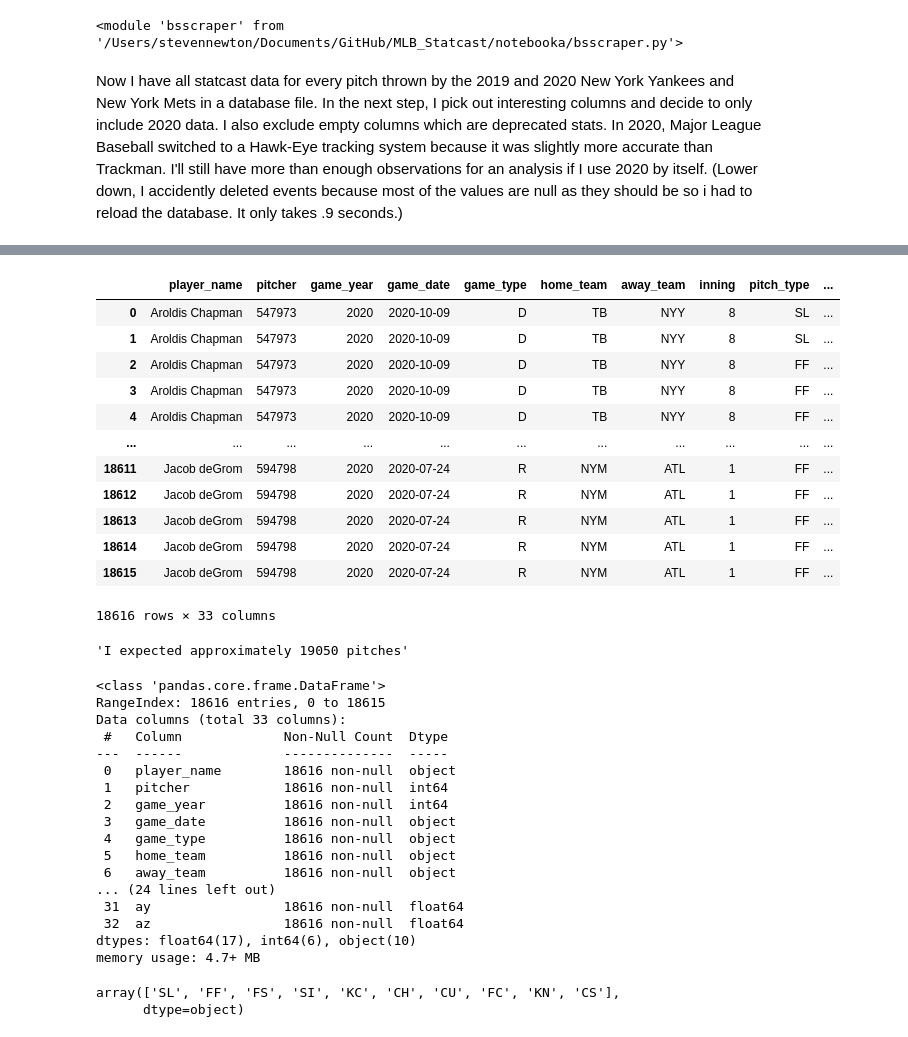
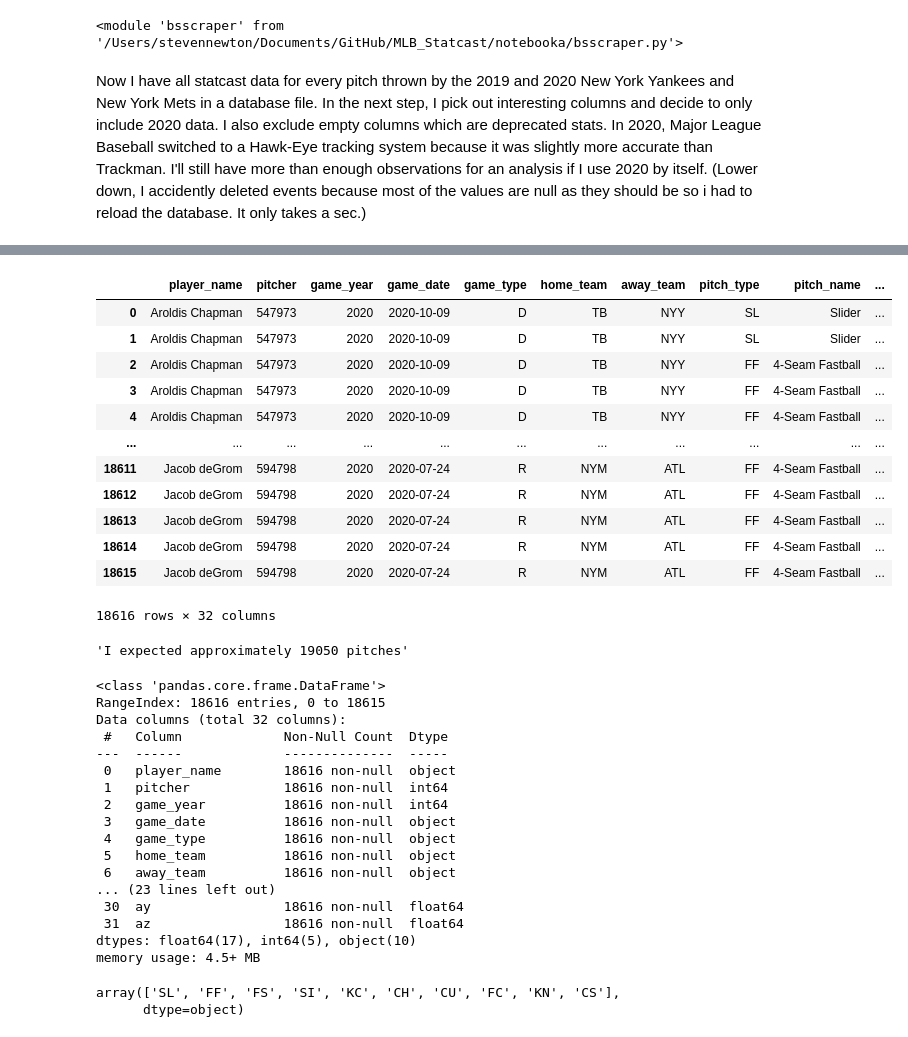
Before and after one commit to konstanzer/Ace_versus_Ace, a Jupyter notebook: notebooka/EDA.ipynb, the cells around one changed output, grey strips where cells are left out. Drawn from its saved outputs; the diff is of its cells as text; code cells hidden in the pictures.

```diff
--- a/notebooka/EDA.ipynb
+++ b/notebooka/EDA.ipynb
@@ -8,7 +8,7 @@ importlib.reload(bsscraper)
 # Database for two years and two teams
 bsscraper.make_database('NYY_NYM_19_20.db', [2019,2020], ['NYY,NYM'])
 # %% [markdown]
-Now I have all statcast data for every pitch thrown by the 2019 and 2020 New York Yankees and New York Mets in a database file. In the next step, I pick out interesting columns and decide to only include 2020 data. I also exclude empty columns which are deprecated stats. In 2020, Major League Baseball switched to a Hawk-Eye tracking system because it was slightly more accurate than Trackman. I'll still have more than enough observations for an analysis if I use 2020 by itself. (Lower down, I accidently deleted events because most of the values are null as they should be so i had to reload the database. It only takes .9 seconds.)
+Now I have all statcast data for every pitch thrown by the 2019 and 2020 New York Yankees and New York Mets in a database file. In the next step, I pick out interesting columns and decide to only include 2020 data. I also exclude empty columns which are deprecated stats. In 2020, Major League Baseball switched to a Hawk-Eye tracking system because it was slightly more accurate than Trackman. I'll still have more than enough observations for an analysis if I use 2020 by itself. (Lower down, I accidently deleted events because most of the values are null as they should be so i had to reload the database. It only takes a sec.)
 # %%
 import sqlite3
 import pandas as pd
@@ -18,16 +18,17 @@ t0  = time.time()
 # Connect to, query, and load database into dataframe.
 conn = sqlite3.connect('NYY_NYM_19_20_.db')
 df = pd.read_sql_query('''
-                        SELECT player_name, pitcher, game_year, game_date, game_type, home_team, away_team, inning, pitch_type,
-                        pitch_name, pitch_number, release_speed, release_spin_rate, vx0, vy0, vz0, effective_speed, events,
-                        type, description, balls, strikes, zone, release_pos_x, release_pos_z, pfx_x, pfx_z, plate_x, plate_z,
-                        release_extension, ax, ay, az
+                        SELECT player_name, pitcher, game_year, game_date, game_type, home_team, away_team,
+                        pitch_type, pitch_name, pitch_number, release_speed, release_spin_rate, vx0, vy0, vz0,
+                        effective_speed, events, type, description, balls, strikes, zone, release_pos_x,
+                        release_pos_z, pfx_x, pfx_z, plate_x, plate_z, release_extension, ax, ay, az
                         FROM statcast
                         WHERE pitch_type IS NOT NULL and game_year IS 2020;
                        '''
                        , conn)
 conn.close()
 
-print(f'{time.time()-t0} seconds!')
-df
+print(f'\n That took {round(time.time()-t0, 5)} seconds!\n')
+df2 = df.copy()
+df2
 # %% [output]
@@ -35,16 +36,16 @@ df
-|  | player_name | pitcher | game_year | game_date | game_type | home_team | away_team | inning | pitch_type | ... |
-| 0 | Aroldis Chapman | 547973 | 2020 | 2020-10-09 | D | TB | NYY | 8 | SL | ... |
-| 1 | Aroldis Chapman | 547973 | 2020 | 2020-10-09 | D | TB | NYY | 8 | SL | ... |
-| 2 | Aroldis Chapman | 547973 | 2020 | 2020-10-09 | D | TB | NYY | 8 | FF | ... |
-| 3 | Aroldis Chapman | 547973 | 2020 | 2020-10-09 | D | TB | NYY | 8 | FF | ... |
-| 4 | Aroldis Chapman | 547973 | 2020 | 2020-10-09 | D | TB | NYY | 8 | FF | ... |
+|  | player_name | pitcher | game_year | game_date | game_type | home_team | away_team | pitch_type | pitch_name | ... |
+| 0 | Aroldis Chapman | 547973 | 2020 | 2020-10-09 | D | TB | NYY | SL | Slider | ... |
+| 1 | Aroldis Chapman | 547973 | 2020 | 2020-10-09 | D | TB | NYY | SL | Slider | ... |
+| 2 | Aroldis Chapman | 547973 | 2020 | 2020-10-09 | D | TB | NYY | FF | 4-Seam Fastball | ... |
+| 3 | Aroldis Chapman | 547973 | 2020 | 2020-10-09 | D | TB | NYY | FF | 4-Seam Fastball | ... |
+| 4 | Aroldis Chapman | 547973 | 2020 | 2020-10-09 | D | TB | NYY | FF | 4-Seam Fastball | ... |
 | ... | ... | ... | ... | ... | ... | ... | ... | ... | ... | ... |
-| 18611 | Jacob deGrom | 594798 | 2020 | 2020-07-24 | R | NYM | ATL | 1 | FF | ... |
-| 18612 | Jacob deGrom | 594798 | 2020 | 2020-07-24 | R | NYM | ATL | 1 | FF | ... |
-| 18613 | Jacob deGrom | 594798 | 2020 | 2020-07-24 | R | NYM | ATL | 1 | FF | ... |
-| 18614 | Jacob deGrom | 594798 | 2020 | 2020-07-24 | R | NYM | ATL | 1 | FF | ... |
-| 18615 | Jacob deGrom | 594798 | 2020 | 2020-07-24 | R | NYM | ATL | 1 | FF | ... |
+| 18611 | Jacob deGrom | 594798 | 2020 | 2020-07-24 | R | NYM | ATL | FF | 4-Seam Fastball | ... |
+| 18612 | Jacob deGrom | 594798 | 2020 | 2020-07-24 | R | NYM | ATL | FF | 4-Seam Fastball | ... |
+| 18613 | Jacob deGrom | 594798 | 2020 | 2020-07-24 | R | NYM | ATL | FF | 4-Seam Fastball | ... |
+| 18614 | Jacob deGrom | 594798 | 2020 | 2020-07-24 | R | NYM | ATL | FF | 4-Seam Fastball | ... |
+| 18615 | Jacob deGrom | 594798 | 2020 | 2020-07-24 | R | NYM | ATL | FF | 4-Seam Fastball | ... |
-18616 rows × 33 columns
+18616 rows × 32 columns
 # %%
 #To verify this has every pitch, I'll estimate how many rows I expect for 2 teams in 2020.
 est_pitches_per_game = 150
@@ -57,7 +58,7 @@ df.info()
 # %% [output]
 <class 'pandas.core.frame.DataFrame'>
 RangeIndex: 18616 entries, 0 to 18615
-Data columns (total 33 columns):
+Data columns (total 32 columns):
  #   Column             Non-Null Count  Dtype
 ---  ------             --------------  -----
  0   player_name        18616 non-null  object
@@ -67,11 +68,11 @@ Data columns (total 33 columns):
  4   game_type          18616 non-null  object
  5   home_team          18616 non-null  object
  6   away_team          18616 non-null  object
-... (24 lines left out)
- 31  ay                 18616 non-null  float64
- 32  az                 18616 non-null  float64
-dtypes: float64(17), int64(6), object(10)
-memory usage: 4.7+ MB
+... (23 lines left out)
+ 30  ay                 18616 non-null  float64
+ 31  az                 18616 non-null  float64
+dtypes: float64(17), int64(5), object(10)
+memory usage: 4.5+ MB
 # %%
 df['pitch_type'].unique()
 # %% [output]
```
Also changed, not shown: parts of 27 cells of this notebook, 2 other files.
